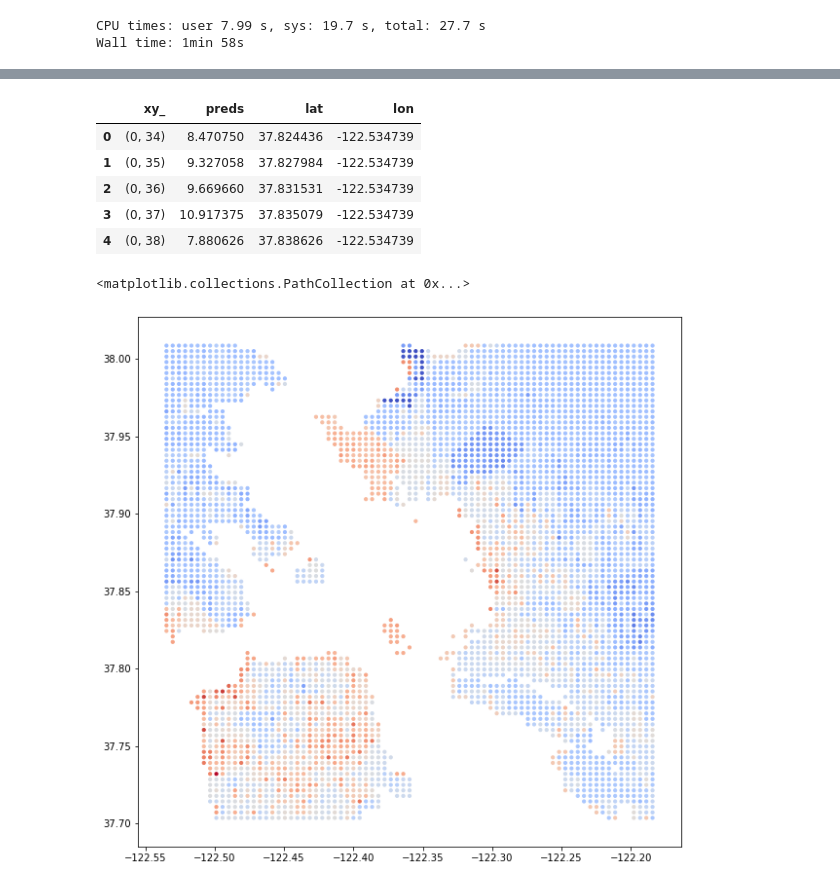
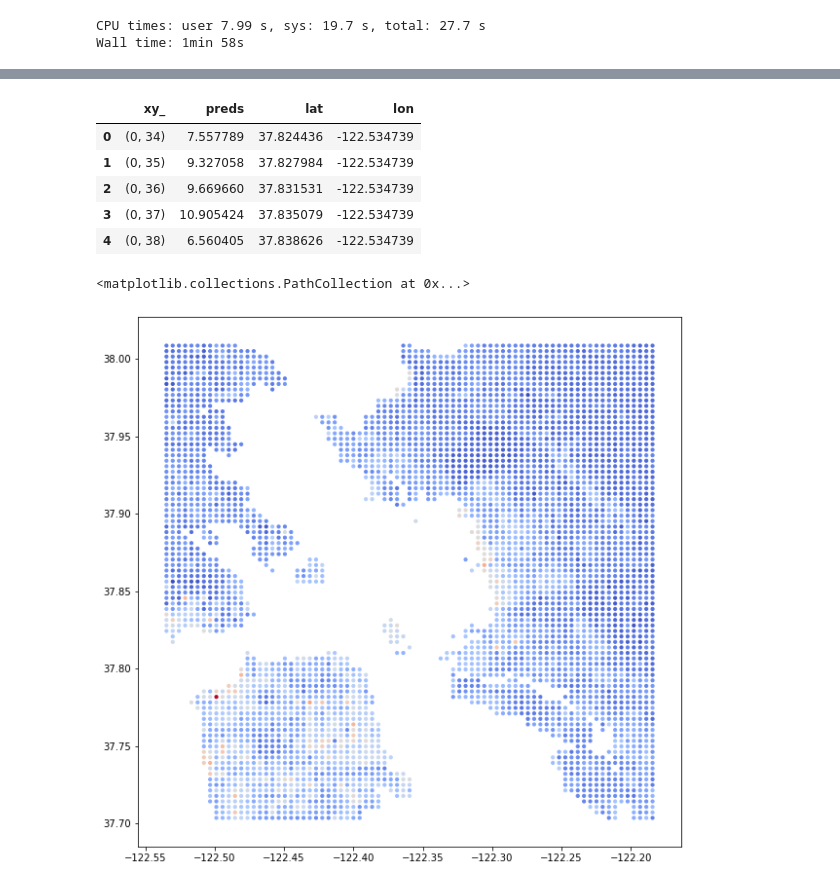
Before and after one commit to arnoldyb/air_pollution, a Jupyter notebook: VirtualSensing/week_o_predictions.ipynb, the cells around one changed output, grey strips where cells are left out. Saved outputs shown, nothing was run; the diff lists cells and outputs as text; code cells hidden in the pictures.

```diff
--- a/VirtualSensing/week_o_predictions.ipynb
+++ b/VirtualSensing/week_o_predictions.ipynb
@@ -267,7 +267,7 @@ def get_ndvi(xy_):
     return static_lookup['ndvi'][f"{xy_[0]}_{xy_[1]}"]
 
 def get_elevation(xy_):
-    return static_lookup['ndvi'][f"{xy_[0]}_{xy_[1]}"]
+    return static_lookup['elevation'][f"{xy_[0]}_{xy_[1]}"]
 
 
 input_set['ndvi'] = input_set.xy_.map(get_ndvi)
@@ -340,23 +340,23 @@ avg_preds['lon'] = avg_preds.xy_.map(lambda p: static_lookup.loc[f"{p[0]}_{p[1]}
 avg_preds.head()
 # %% [output]
 |  | xy_ | preds | lat | lon |
-| 0 | (0, 34) | 8.470750 | 37.824436 | -122.534739 |
+| 0 | (0, 34) | 7.557789 | 37.824436 | -122.534739 |
 | 1 | (0, 35) | 9.327058 | 37.827984 | -122.534739 |
 | 2 | (0, 36) | 9.669660 | 37.831531 | -122.534739 |
-| 3 | (0, 37) | 10.917375 | 37.835079 | -122.534739 |
-| 4 | (0, 38) | 7.880626 | 37.838626 | -122.534739 |
+| 3 | (0, 37) | 10.905424 | 37.835079 | -122.534739 |
+| 4 | (0, 38) | 6.560405 | 37.838626 | -122.534739 |
 # %%
 %matplotlib inline
 from matplotlib import pyplot as plt
 # %%
 f, a = plt.subplots(figsize = (10,10))
 a.scatter(x = avg_preds['lon'],
           y = avg_preds['lat'],
-          c = np.log(avg_preds['preds']),
+          c = avg_preds['preds'],
           cmap = 'coolwarm',
           s = 10)
 # %% [output]
 <matplotlib.collections.PathCollection at 0x...>
-[figure, old version]
+[figure, new version]
 # %%
 avg_preds.to_csv("1018_1024_avg_preds.csv", index = False)
```
Also changed, not shown: parts of 9 cells of this notebook, 1 other file.
